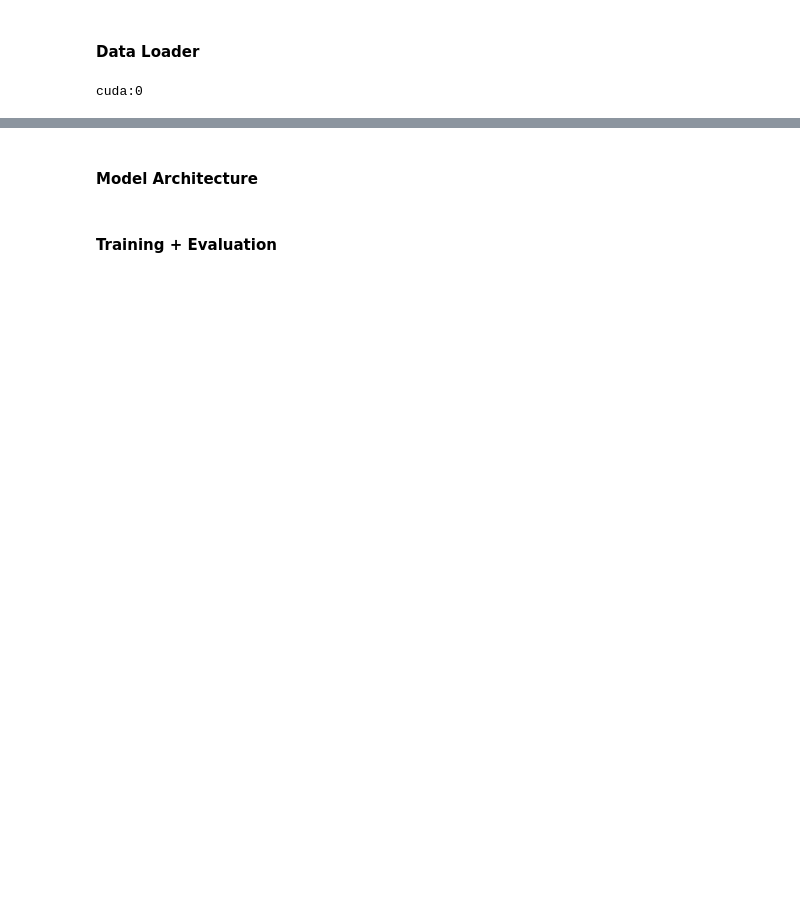
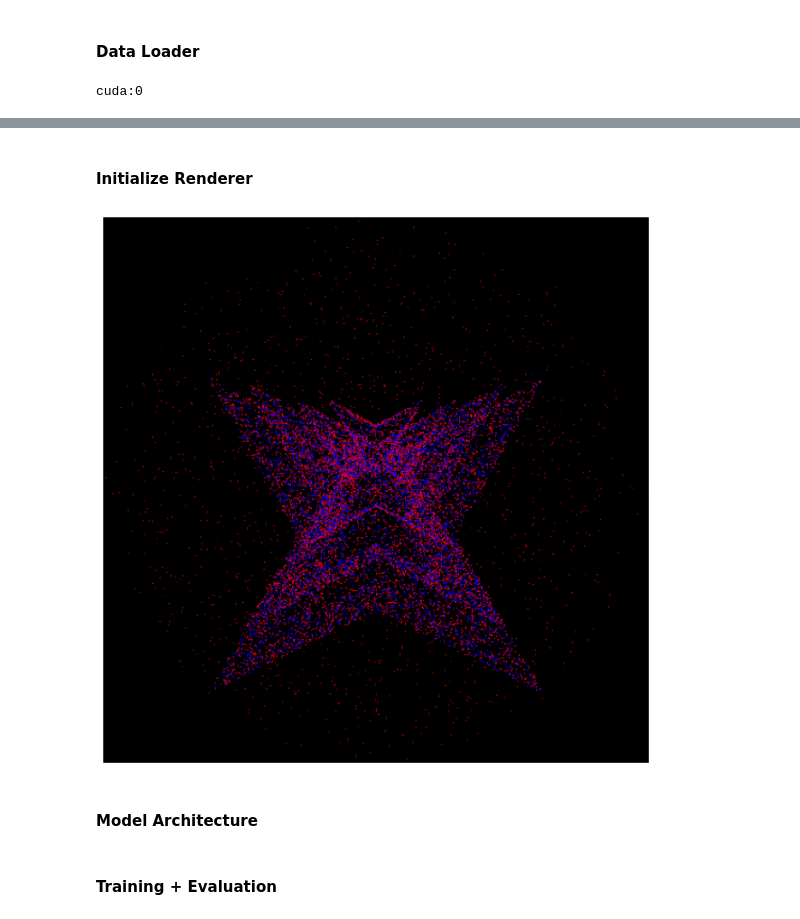
Before and after one commit to shivaPeri/16726-final-project, a Jupyter notebook: training.ipynb, the cells around one changed output, grey strips where cells are left out. Cells and saved outputs as stored; diff of their text form; code cells hidden in the pictures; blank space fills up the shorter version.

```diff
--- a/training.ipynb
+++ b/training.ipynb
@@ -146,3 +177,44 @@ class SDFDataLoader(DataLoader):
+# %% [markdown]
+#### Initialize Renderer
+# %%
+mesh = trimesh.load('object/' + os.listdir('object')[0])
+points, sdf = sample_sdf_near_surface(mesh, number_of_points=25000, surface_point_method='sample')
+colors = np.zeros(points.shape)
+colors[sdf < 0, 2] = 1
+colors[sdf > 0, 0] = 1
+
+verts = torch.Tensor(points).to(device)
+rgb = torch.Tensor(colors).to(device)
+point_cloud = Pointclouds(points=[verts], features=[rgb])
+# %%
+# Initialize a camera.
+R, T = look_at_view_transform(20, -20, 0)
+cameras = FoVOrthographicCameras(device=device, R=R, T=T, znear=0.01)
+
+# Define the settings for rasterization and shading. Here we set the output image to be of size
+# 512x512. As we are rendering images for visualization purposes only we will set faces_per_pixel=1
+# and blur_radius=0.0. Refer to raster_points.py for explanations of these parameters.
+raster_settings = PointsRasterizationSettings(
+    image_size=512,
+    radius = 0.003,
+    points_per_pixel = 10
+)
+
+
+# Create a points renderer by compositing points using an alpha compositor (nearer points
+# are weighted more heavily). See [1] for an explanation.
+rasterizer = PointsRasterizer(cameras=cameras, raster_settings=raster_settings)
+renderer = PointsRenderer(
+    rasterizer=rasterizer,
+    compositor=AlphaCompositor()
+)
+# %%
+images = renderer(point_cloud)
+plt.figure(figsize=(10, 10))
+plt.imshow(images[0, ..., :3].cpu().numpy())
+plt.axis("off");
+# %% [output]
+[figure, added]
 # %% [markdown]
 #### Model Architecture
 # %%
```
Also changed, not shown: parts of 26 cells of this notebook.
